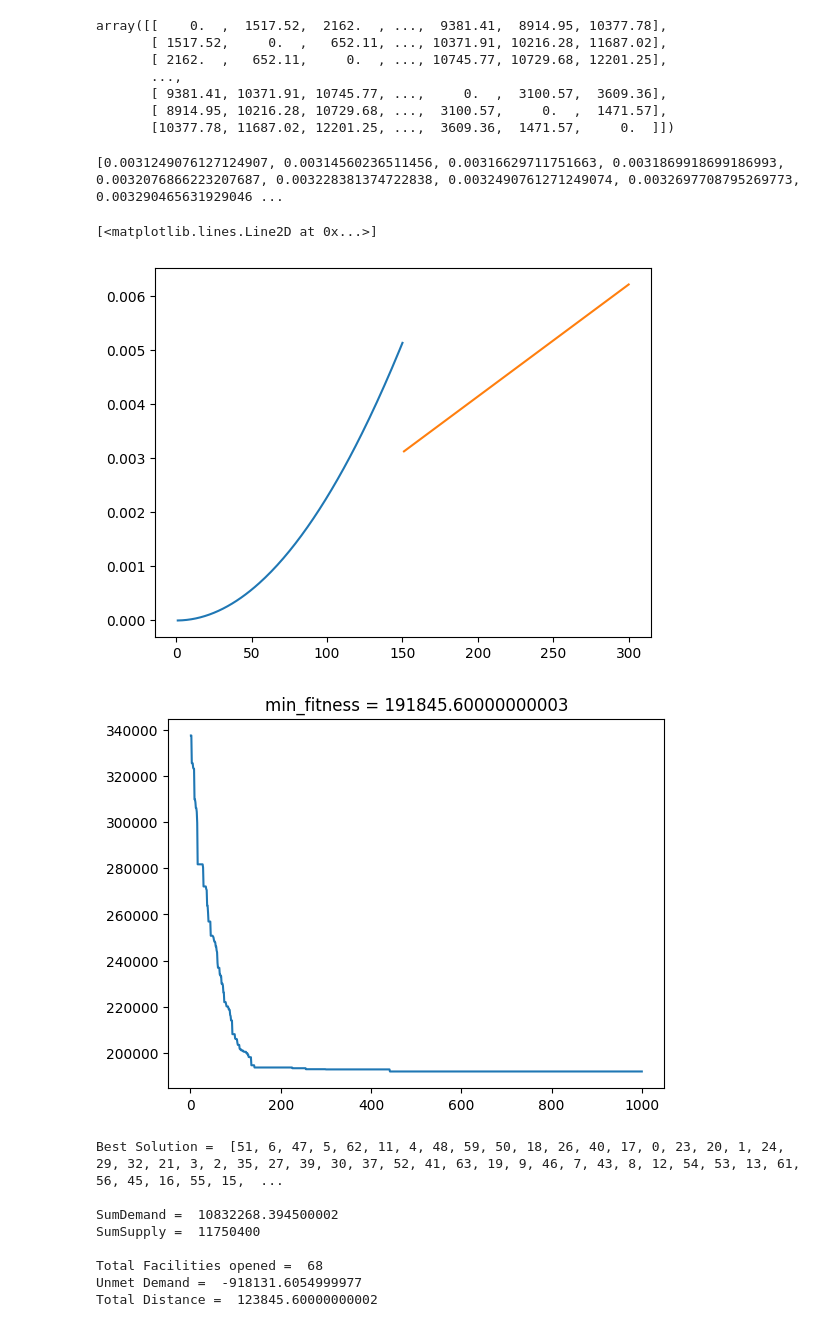
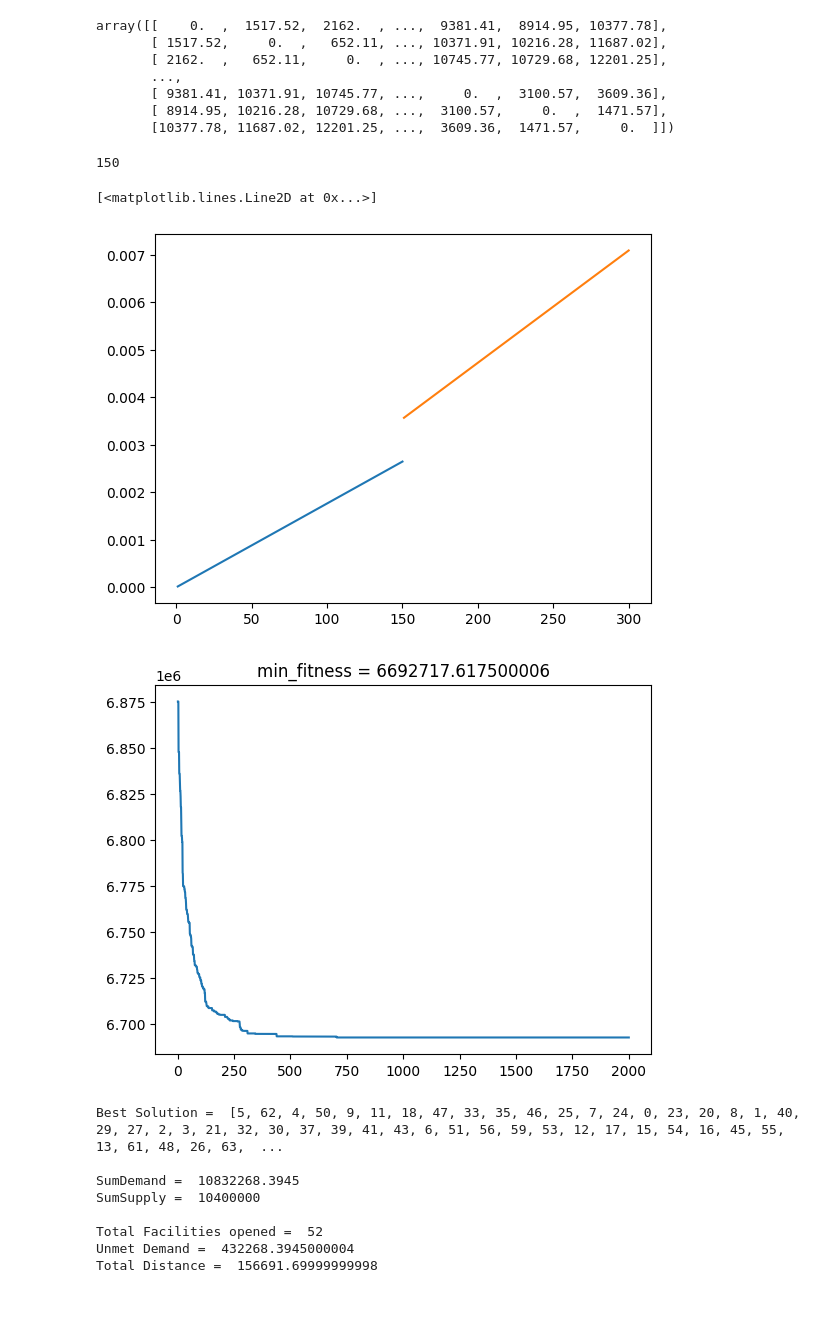
Before and after one commit to AmirParvini/SDSS-Project, a Jupyter notebook: Python_Codes/genetic.ipynb, the cells around one changed output. Saved outputs shown, nothing was run; the diff lists cells and outputs as text; code cells hidden in the pictures.

```diff
--- a/Python_Codes/genetic.ipynb
+++ b/Python_Codes/genetic.ipynb
@@ -40,8 +23,8 @@ k = ["Water", "Food", "Medical Kit"]  # commodities type
 v = dict(zip(k, [1, 1, 0.5]))  # unit volume of commodity k
 w = dict(zip(k, [1, 0.25, 0.25]))  # unit weight of commodity k
 cd = dict(zip(k, [2.5, 3, 0.333]))  # commodities demand of an injured in 1day
-V = 34560*5 # Volume Capacity of TDR
-W = 30480 # Weight Capacity of TDR
+V = 150000 # Volume Capacity of TDR
+W = 30480*5 # Weight Capacity of TDR
 # %%
 # Reading the File
 n = [] # maximum number of TDR facilities that can be allocated in neighborhood i
@@ -151,7 +144,7 @@ def generate_initial_population(pop_size):
             Chromosom.append(j)
         Population.append(Chromosom)
     return Population
-Population = generate_initial_population(100)
+Population = generate_initial_population(50)
 # print(Population)
 # %%
 
@@ -260,20 +276,23 @@ def SRS_Selection(ChromosomsFitness: list):
 i = np.array(list(range(1, 151)))
 h1 = []
 K = 300
+l1 = 0.2
+l2 = 0.8
 for j in i:
-    h1.append((12*j)**2/(4.1*K*(K+2))**1.58)
+    h1.append(l1*(8*j)/(K*(K+2)))
 plt.plot(i,h1)
 
-i = np.array(list(range(151, 301)))
+i = np.array(list(range(151, K+1)))
 h2 = []
 for j in i:
-    h2.append((28*j)/(5*K*(3*K+2)))
-print(h2)
+
+    h2.append(l2*(8*j)/(K*(3*K+2)))
+print(len(h2))
 plt.plot(i,h2)
 # %% [output]
-[0.0031249076127124907, 0.00314560236511456, 0.00316629711751663, 0.0031869918699186993, 0.0032076866223207687, 0.003228381374722838, 0.0032490761271249074, 0.0032697708795269773, 0.003290465631929046 ...
+150
 [<matplotlib.lines.Line2D at 0x...>]
-[figure, old version]
+[figure, new version]
 # %%
 # Partial Mapped Crossover
 def PMX_Crossover(selectedcrossover):
@@ -358,36 +410,37 @@ def Mutation(childs: list):
 # %%
 # Generation
 def Generation(repeat):
-    global Population
+    global Population, genetic_best_solution
     g = range(1,repeat+1)
     minfit = []
     for i in range(repeat):
         Fitness = fitness(Population)
         minfit.append(min(Fitness) if (min(Fitness) <= elites_fitness) else elites_fitness)
         SelectedChromosoms = SRS_Selection(Fitness)
-        Childs = PMX_Crossover(SelectedChromosoms)
+        Childs = New_Crossover(SelectedChromosoms, 0.95)
         childsaftermutation = Mutation(Childs)
         Population = childsaftermutation
+        Population[bad_chromosom_index] = elite_Chromosom
+
     # Chromosom_Plot(InitialChromosoms[Fitness(InitialChromosoms).index(min(Fitness(InitialChromosoms)))])
-    best_solution = Population[fitness(Population).index(min(fitness(Population)))]
+    genetic_best_solution = Population[fitness(Population).index(min(fitness(Population)))]
     plt.plot(g,minfit)
     plt.title(f'min_fitness = {minfit[-1]}')
-    # plt.figure(1)
     plt.show()
-    return best_solution
-best_solution = Generation(1000)
-print("Best Solution = ",best_solution)
-print("\nSumDemand = ", sum(v_demands), "\nSumSupply = ", sum(V*n for n in best_solution[No_demandNodes:]))
-print("\nTotal Facilities opened = ",sum(best_solution[No_demandNodes:]),
-      "\nUnmet Demand = ", sum(v_demands)-sum(V*n for n in best_solution[No_demandNodes:]),
-      "\nTotal Distance = ",distance(best_solution))
+    return genetic_best_solution
+genetic_best_solution = Generation(2000)
+print("Best Solution = ",genetic_best_solution)
+print("\nSumDemand = ", sum(v_demands), "\nSumSupply = ", sum(V*n for n in genetic_best_solution[No_demandNodes:]))
+print("\nTotal Facilities opened = ",sum(genetic_best_solution[No_demandNodes:]),
+      "\nUnmet Demand = ", sum(v_demands)-sum(V*n for n in genetic_best_solution[No_demandNodes:]),
+      "\nTotal Distance = ",distance(genetic_best_solution))
 # %% [output]
-[figure, old version]
+[figure, new version]
-Best Solution =  [51, 6, 47, 5, 62, 11, 4, 48, 59, 50, 18, 26, 40, 17, 0, 23, 20, 1, 24, 29, 32, 21, 3, 2, 35, 27, 39, 30, 37, 52, 41, 63, 19, 9, 46, 7, 43, 8, 12, 54, 53, 13, 61, 56, 45, 16, 55, 15,  ...
+Best Solution =  [5, 62, 4, 50, 9, 11, 18, 47, 33, 35, 46, 25, 7, 24, 0, 23, 20, 8, 1, 40, 29, 27, 2, 3, 21, 32, 30, 37, 39, 41, 43, 6, 51, 56, 59, 53, 12, 17, 15, 54, 16, 45, 55, 13, 61, 48, 26, 63,  ...
 
-SumDemand =  10832268.394500002
-SumSupply =  11750400
+SumDemand =  10832268.3945
+SumSupply =  10400000
 
-Total Facilities opened =  68
-Unmet Demand =  -918131.6054999977
-Total Distance =  123845.60000000002
+Total Facilities opened =  52
+Unmet Demand =  432268.3945000004
+Total Distance =  156691.69999999998
```
Also changed, not shown: parts of 12 cells of this notebook, 4 other files.
